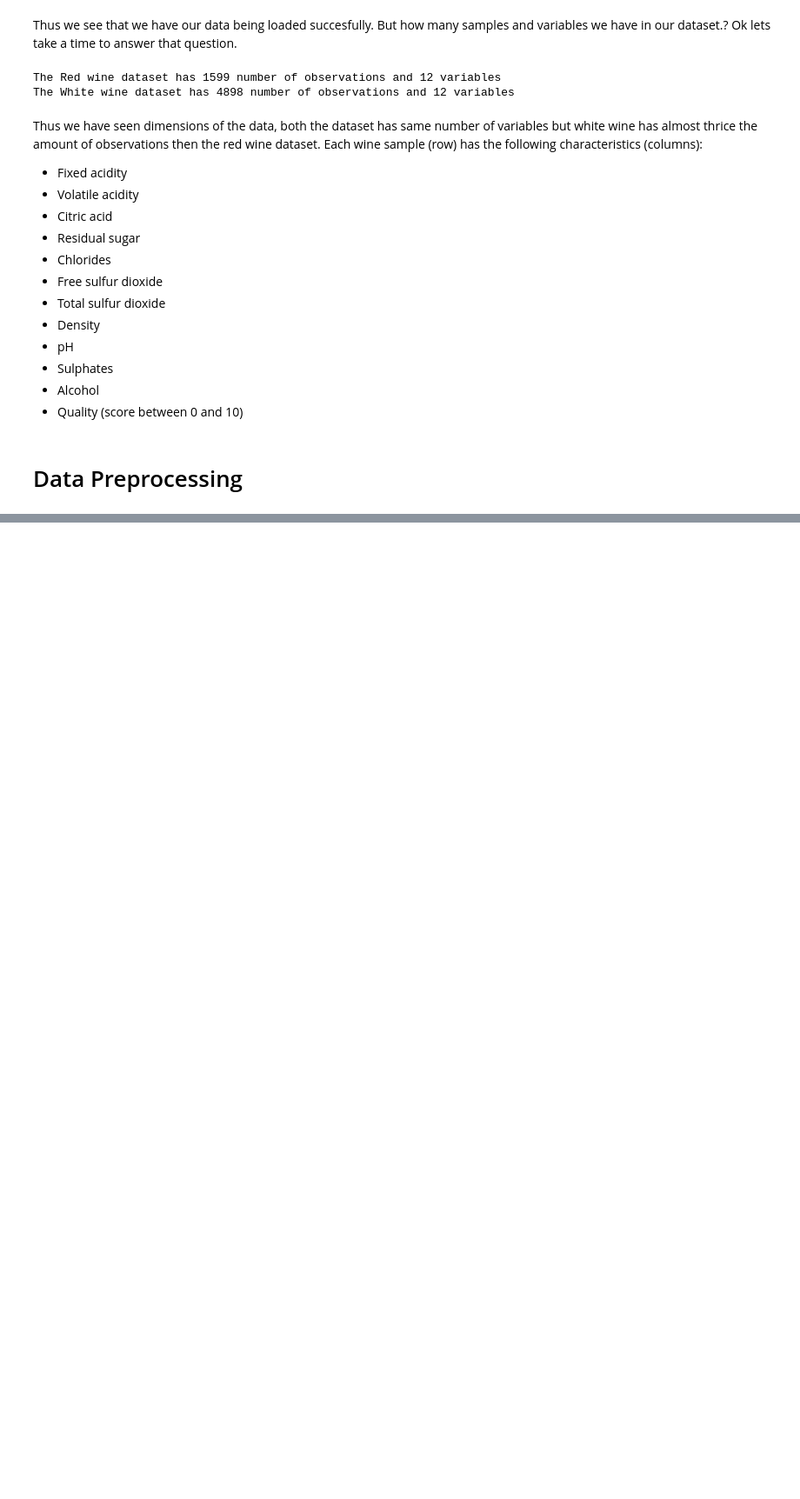
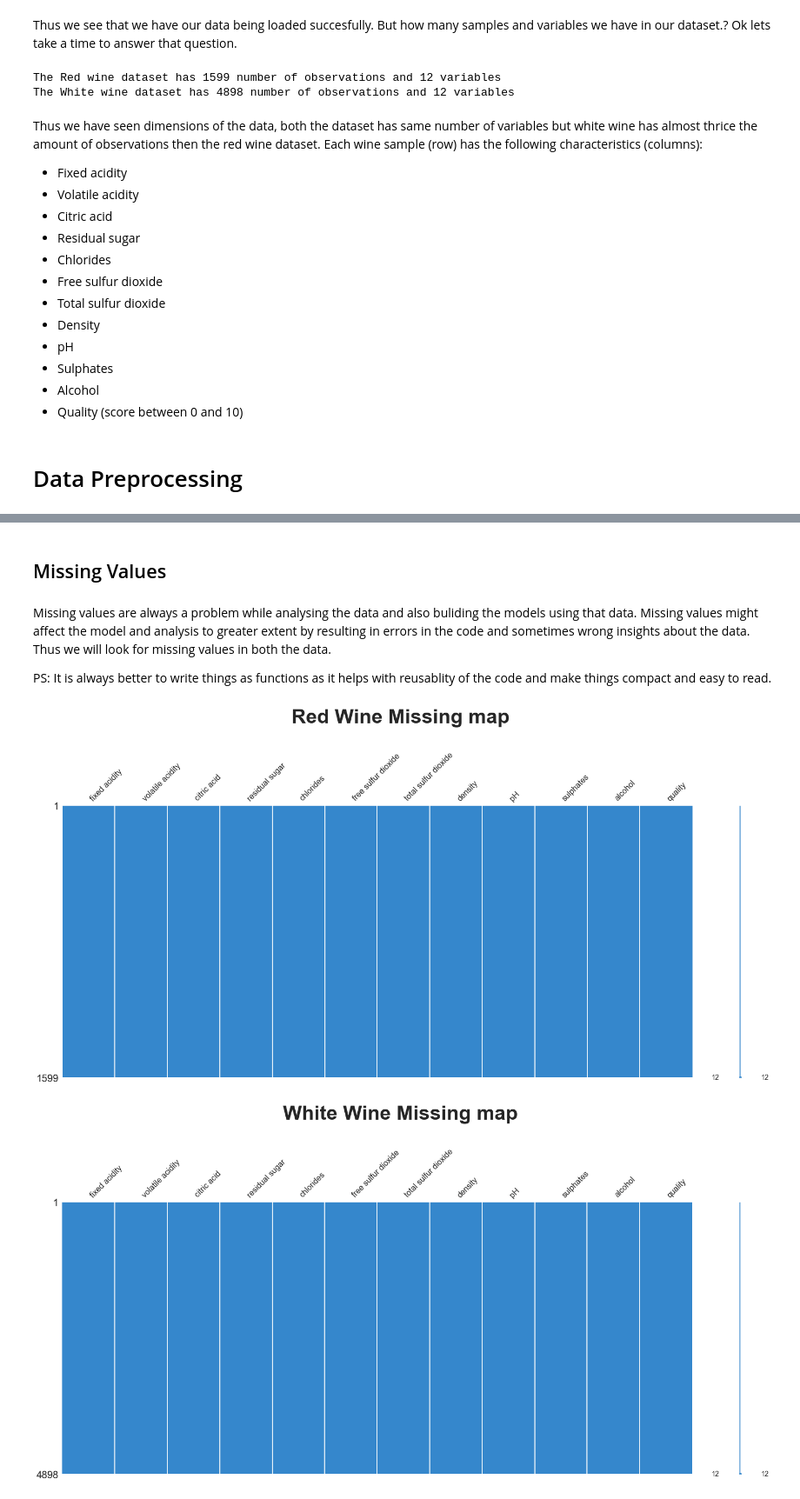
Before and after one commit to nishanthgandhidoss/Wine-Quality, a Jupyter notebook: Wine Quality.ipynb, the cells around one changed output, grey strips where cells are left out. Shown at 87% size. Cells and saved outputs as stored; diff of their text form; code cells hidden in the pictures; blank space fills up the shorter version.

```diff
--- a/Wine Quality.ipynb
+++ b/Wine Quality.ipynb
@@ -108,0 +120,22 @@ Let us first check the data for missing values in it.
+# %% [markdown]
+## Missing Values
+# %% [markdown]
+Missing values are always a problem while analysing the data and also buliding the models using that data. Missing values might affect the model and analysis to greater extent by resulting in errors in the code and sometimes wrong insights about the data. Thus we will look for missing values in both the data.
+
+PS: It is always better to write things as functions as it helps with reusablity of the code and make things compact and easy to read.
+# %%
+# Plot the missing map
+def missing_map(data, color, title = "Missing map"):
+    # Missing map from missingno
+    plot = msno.matrix(data, color=(0.21,  0.53, 0.8), inline = False)
+    # Adding the title
+    plot.suptitle(t = title, fontsize = 40, weight = "bold", y = 1.15)
+    # Make the plot
+    plot.show()
+
+# Calling the missing_map() over the Red and White wine data
+missing_map(wine_red_df, (0.21,  0.53, 0.8), "Red Wine Missing map")
+missing_map(wine_white_df, (0.21,  0.53, 0.8), "White Wine Missing map")
+# %% [output]
+[figure, added]
+[figure, added]
```
Also changed, not shown: parts of 54 cells of this notebook, 24 other files.
